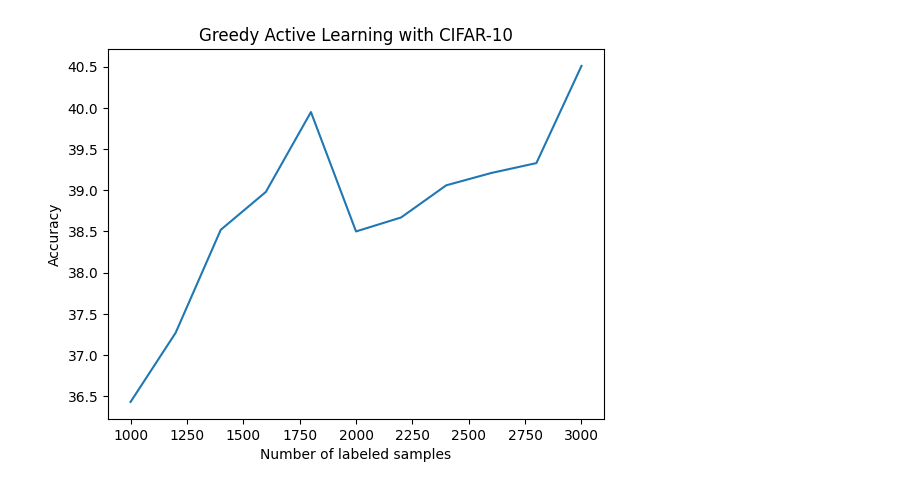
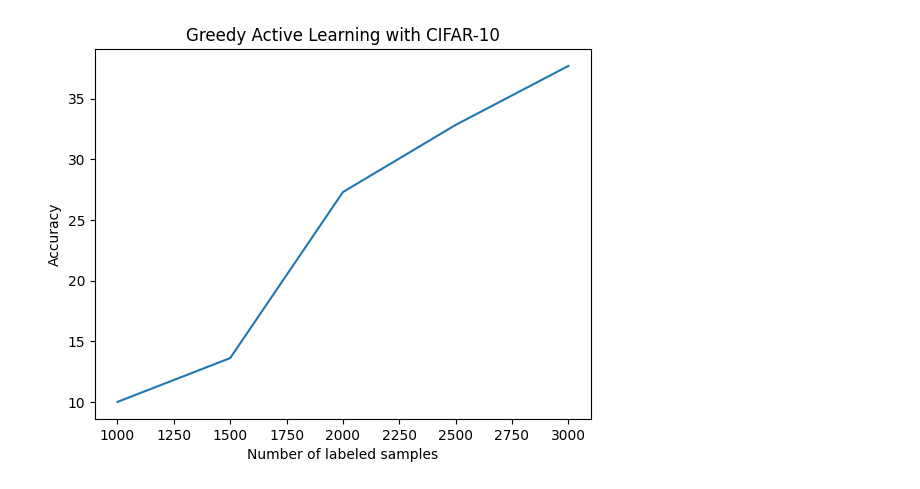
Before and after one commit to jaisharmz/active-learning, a Jupyter notebook: Active_Learning_CIFAR_Setup.ipynb, the cells around one changed output. Saved outputs shown, nothing was run; the diff lists cells and outputs as text; code cells hidden in the pictures.

```diff
--- a/Active_Learning_CIFAR_Setup.ipynb
+++ b/Active_Learning_CIFAR_Setup.ipynb
@@ -121,41 +159,9 @@ net = Net()
 
 criterion = nn.CrossEntropyLoss()
 optimizer = optim.SGD(net.parameters(), lr=0.001, momentum=0.9)
-# %%
-import torch.nn.functional as F
-
-n_labels_total = 3000
-sampled_thus_far = 1000 # initial number of labeled samples
-k = 200  # batch size for active learning
-
-# Helper function to train the model
-def train_model(net, trainloader, criterion, optimizer, epochs=1):
-    net.train()
-    for epoch in range(epochs):
-        running_loss = 0.0
-        for inputs, labels in trainloader:
-            optimizer.zero_grad()
-            outputs = net(inputs)
-            loss = criterion(outputs, labels)
-            loss.backward()
-            optimizer.step()
-            running_loss += loss.item()
-        print(f'Epoch {epoch+1}, Loss: {running_loss/len(trainloader)}')
-
-# Helper function to evaluate the model
-def evaluate_model(net, testloader):
-    net.eval()
-    correct = 0
-    total = 0
-    with torch.no_grad():
-        for data in testloader:
-            images, labels = data
-            outputs = net(images)
-            _, predicted = torch.max(outputs.data, 1)
-            total += labels.size(0)
-            correct += (predicted == labels).sum().item()
-    return 100 * correct / total
 # %%
+# Random
+
 # n_labels_total = 3000
 # sampled_thus_far = 1000 # initial number of labeled samples
 # k = 200  # batch size for active learning
@@ -170,7 +176,7 @@ trainloader = torch.utils.data.DataLoader(Subset(trainset, cur_train_indices),
                                           batch_size=batch_size, shuffle=True, num_workers=2)
 
 # Train the model initially
-train_model(net, trainloader, criterion, optimizer, epochs=100)
+train_model(net, trainloader, criterion, optimizer, epochs=10)
 initial_score = evaluate_model(net, testloader)
 print(initial_score)
 
@@ -235,7 +241,7 @@ import torch.nn.functional as F
 
 n_labels_total = 3000
 sampled_thus_far = 1000 # initial number of labeled samples
-k = 200  # batch size for active learning
+k = 500  # batch size for active learning
 
 # Helper function to train the model
 def train_model(net, trainloader, criterion, optimizer, epochs=1):
@@ -271,6 +277,8 @@ net = Net()
 criterion = nn.CrossEntropyLoss()
 optimizer = optim.SGD(net.parameters(), lr=0.001, momentum=0.9)
 # %%
+# Greedy based on confidence
+
 # n_labels_total = 50
 # sampled_thus_far = 10  # initial number of labeled samples
 # k = 20  # batch size for active learning
@@ -313,7 +321,7 @@ trainloader = torch.utils.data.DataLoader(Subset(trainset, cur_train_indices),
                                           batch_size=batch_size, shuffle=True, num_workers=2)
 
 # Train the model initially
-train_model(net, trainloader, criterion, optimizer, epochs=100)
+train_model(net, trainloader, criterion, optimizer, epochs=10)
 initial_score = evaluate_model(net, testloader)
 print(initial_score)
 
@@ -394,4 +402,4 @@ Epoch 10, Loss: 0.032542547359666295
-[figure, old version]
+[figure, new version]
 # %%
 # plot together
 plt.plot(num_labels, scores, label='random')
```
Also changed, not shown: parts of 23 cells of this notebook.
